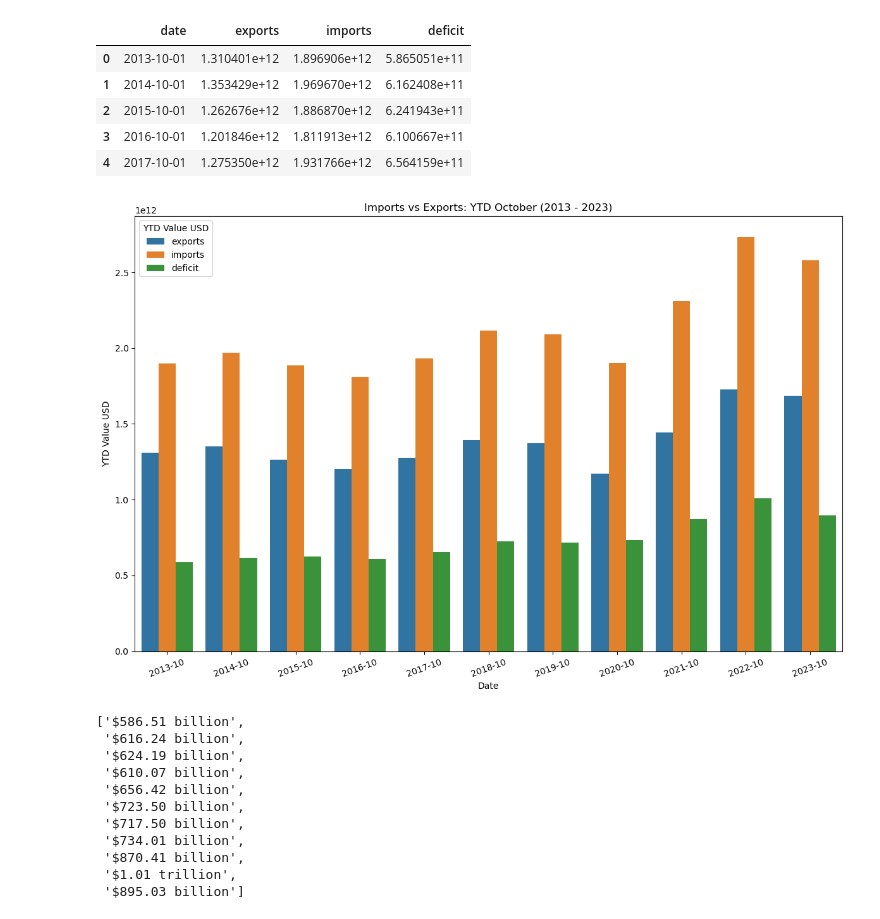
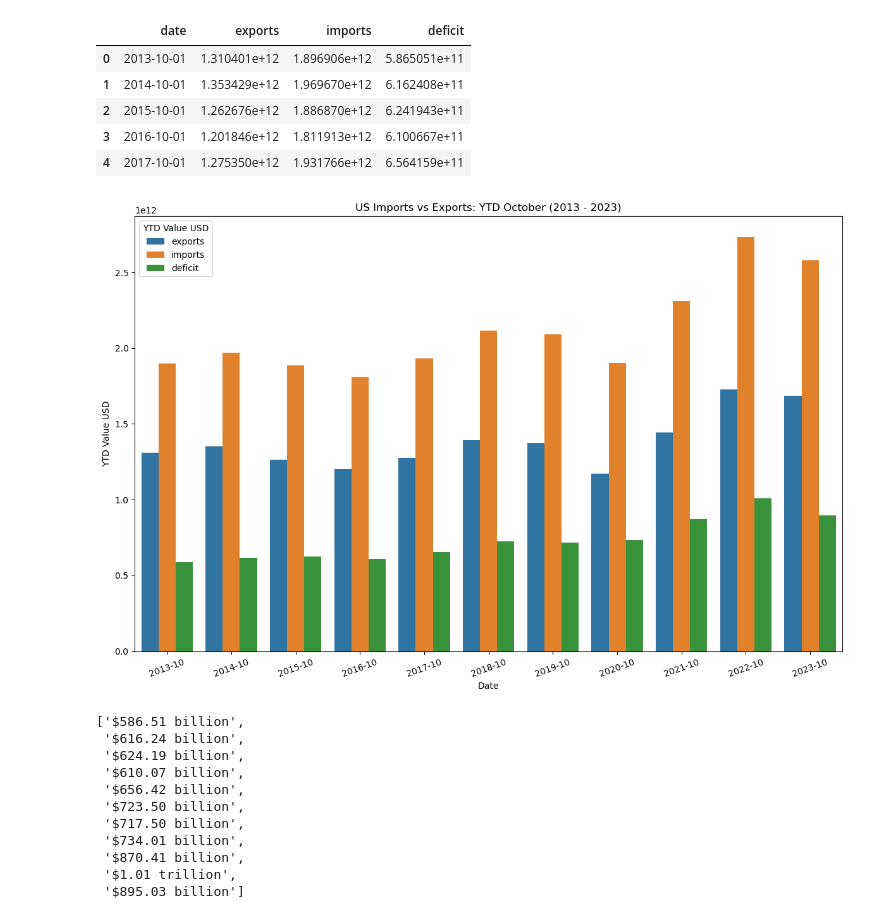
Before and after one commit to TDanner7/group_project, a Jupyter notebook: notebooks/us_trade_deficit.ipynb, the cells around one changed output. Cells and saved outputs as stored; diff of their text form; code cells hidden in the pictures.

```diff
--- a/notebooks/us_trade_deficit.ipynb
+++ b/notebooks/us_trade_deficit.ipynb
@@ -111,25 +111,25 @@ merged_df.head()
 # %%
 # Melt the DataFrame to long format for Seaborn plotting
 df_melted = merged_df.melt(id_vars='date', var_name='Transaction Type', value_name='YTD Value (USD)')
 df_melted['date'] = df_melted['date'].dt.to_period('M')
 
 # Plotting with Seaborn
 plt.figure(figsize=(12, 8))
 sns.barplot(
     data=df_melted,
     x='date',
     y='YTD Value (USD)',
     hue='Transaction Type'
 )
 plt.xlabel('Date')
 plt.ylabel('YTD Value USD')
-plt.title('Imports vs Exports: YTD October (2013 - 2023)')
+plt.title('US Imports vs Exports: YTD October (2013 - 2023)')
 plt.legend(title='YTD Value USD')
 plt.xticks(rotation=20)
 plt.tight_layout()
 plt.show()
 # %% [output]
-[figure, old version]
+[figure, new version]
 # %%
 # Convert the USD total to billions
 def format_dollar(n):
```
Also changed, not shown: parts of 10 cells of this notebook.
